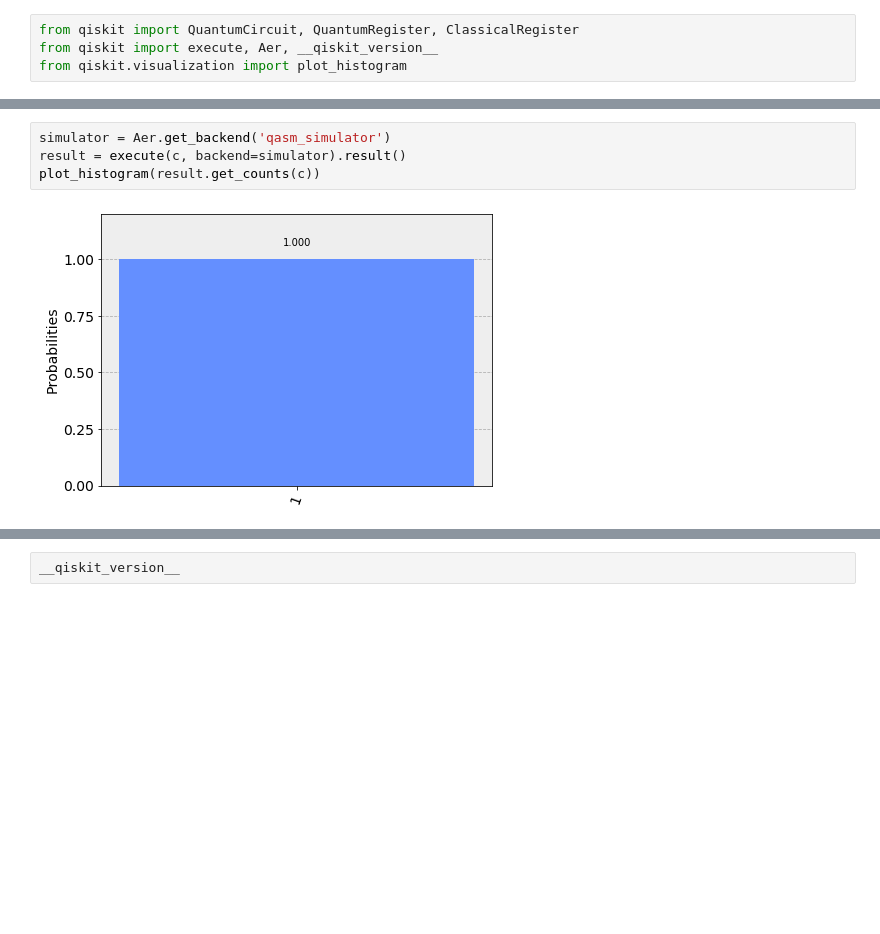
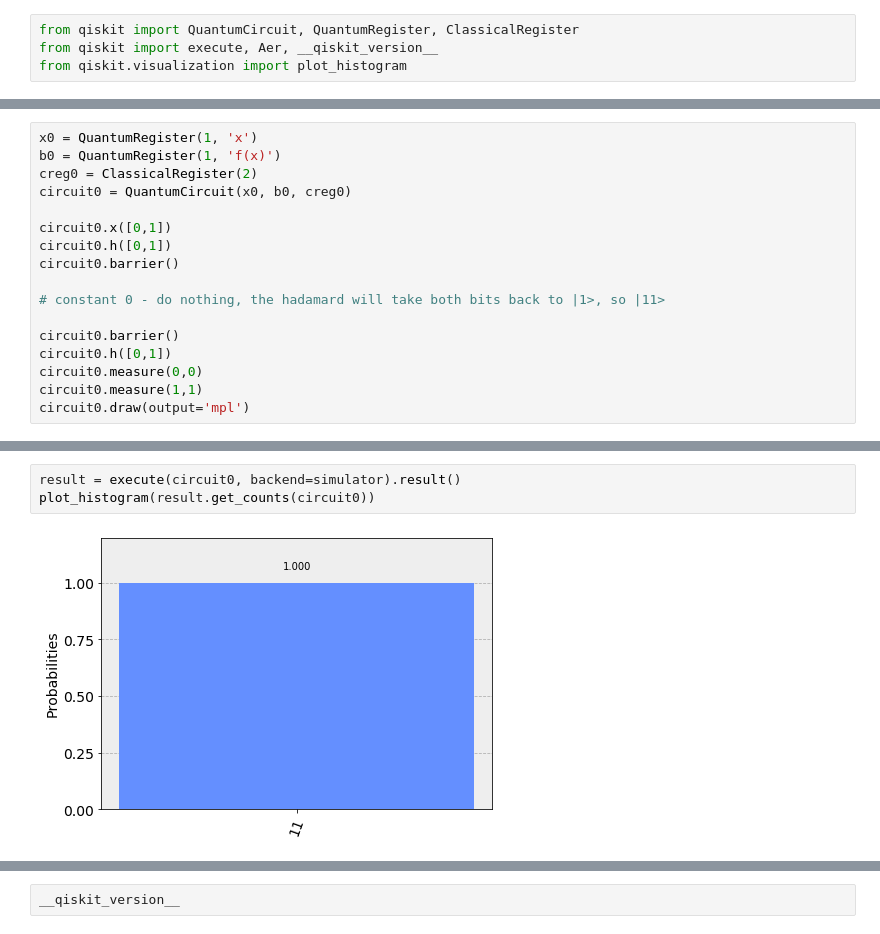
Before and after one commit to mdw/qiskit, a Jupyter notebook: Deutsch_Oracle.ipynb, the cells around one changed output, grey strips where cells are left out. Drawn from its saved outputs; the diff is of its cells as text; blank space fills up the shorter version.

Commit message:
examples of all 4 functions and better labels on draws

```diff
--- a/Deutsch_Oracle.ipynb
+++ b/Deutsch_Oracle.ipynb
@@ -56,0 +92,17 @@ c.draw(output='mpl')
+# %%
+x0 = QuantumRegister(1, 'x')
+b0 = QuantumRegister(1, 'f(x)')
+creg0 = ClassicalRegister(2)
+circuit0 = QuantumCircuit(x0, b0, creg0)
+
+circuit0.x([0,1])
+circuit0.h([0,1])
+circuit0.barrier()
+
+# constant 0 - do nothing, the hadamard will take both bits back to |1>, so |11>
+
+circuit0.barrier()
+circuit0.h([0,1])
+circuit0.measure(0,0)
+circuit0.measure(1,1)
+circuit0.draw(output='mpl')
@@ -57,6 +111,5 @@ c.draw(output='mpl')
 # %%
-simulator = Aer.get_backend('qasm_simulator')
-result = execute(c, backend=simulator).result()
-plot_histogram(result.get_counts(c))
+result = execute(circuit0, backend=simulator).result()
+plot_histogram(result.get_counts(circuit0))
 # %% [output]
-[figure, old version]
+[figure, new version]
```
Also changed, not shown: parts of 22 cells of this notebook.
